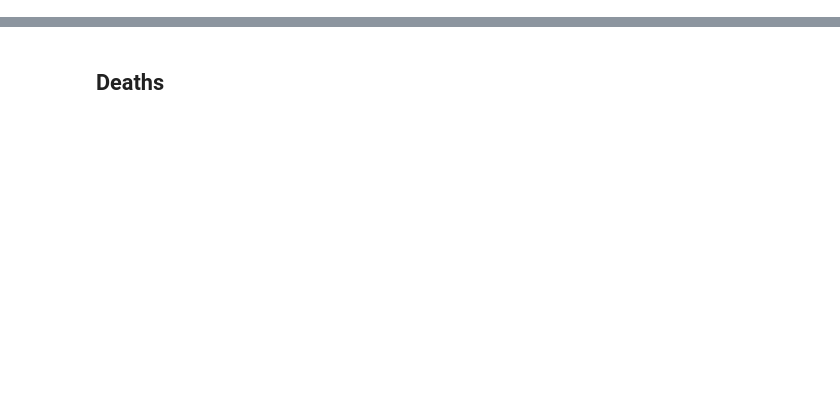
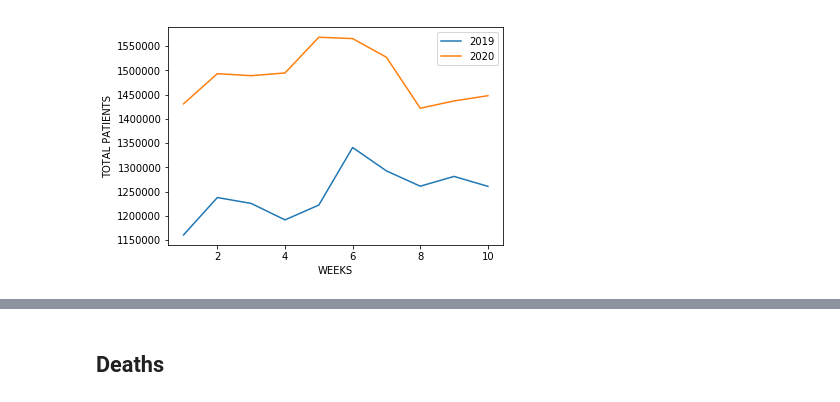
Before and after one commit to quantummind/caltech_covid_19_modeling, a Jupyter notebook: exploratory/connor_flu.ipynb, the cells around one changed output, grey strips where cells are left out. Drawn from its saved outputs; the diff is of its cells as text; code cells hidden in the pictures; blank space fills up the shorter version.

```diff
--- a/exploratory/connor_flu.ipynb
+++ b/exploratory/connor_flu.ipynb
@@ -26,0 +19,3 @@ df.sample(10)
+# %%
+ili_2019 = df[(df["YEAR"] == 2019) & (df["WEEK"] <= 10)].sort_values(["WEEK"])
+ili_2019
@@ -26,0 +34,3 @@ df.sample(10)
+# %%
+ili_2020 = df[(df["YEAR"] == 2020) & (df["WEEK"] <= 10)].sort_values(["WEEK"])
+ili_2020
@@ -26,0 +49,16 @@ df.sample(10)
+# %%
+# Plot number of patients
+# %UNWEIGHTED ILI, TOTAL PATIENTS
+def plot_ili_quantity(quantity):
+    weeks = ili_2019["WEEK"].values
+
+    plt.plot(weeks, ili_2019[quantity].values, label="2019")
+    plt.plot(weeks, ili_2020[quantity].values, label="2020")
+    plt.xlabel("WEEKS")
+    plt.ylabel(quantity)
+    plt.legend()
+    plt.show()
+# %%
+plot_ili_quantity("TOTAL PATIENTS")
+# %% [output]
+[figure, added]
```
Also changed, not shown: parts of 29 cells of this notebook, 1 other file.
